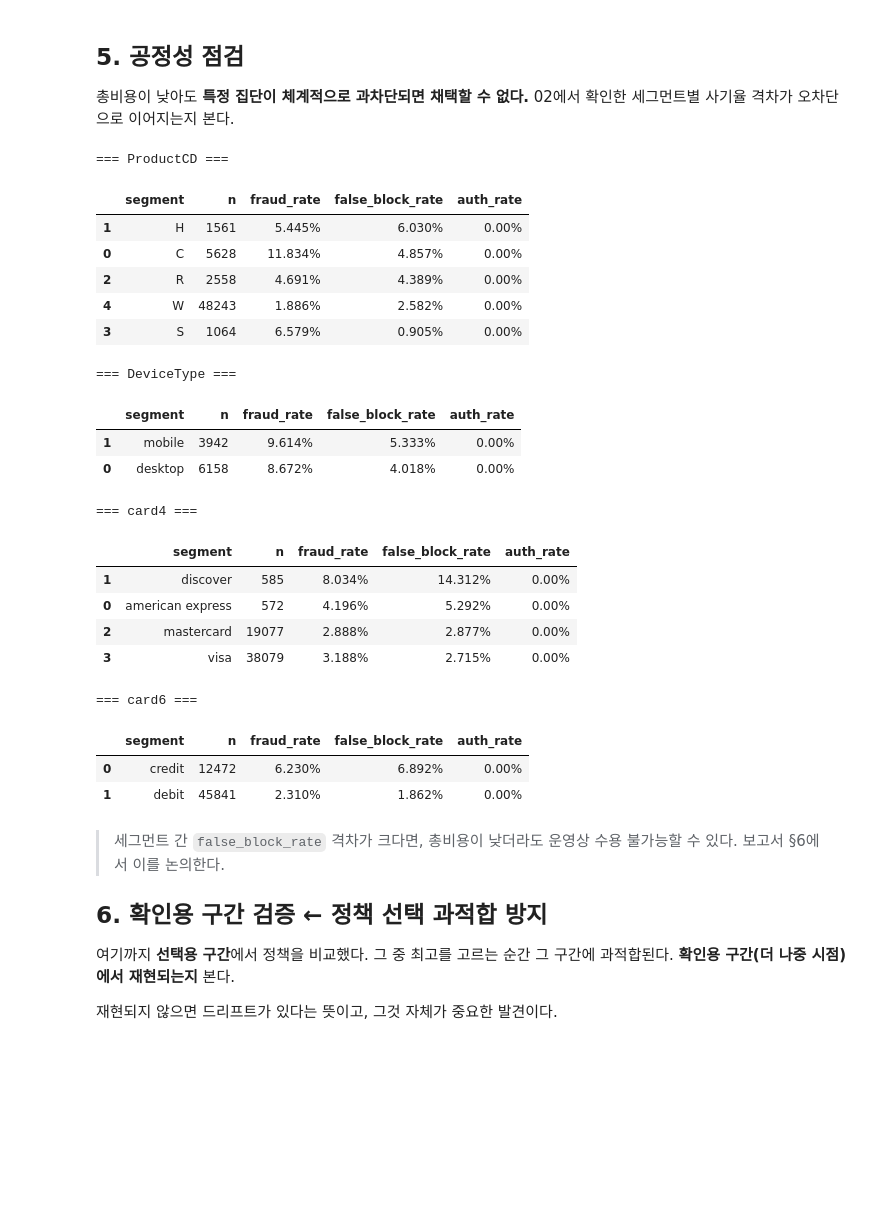
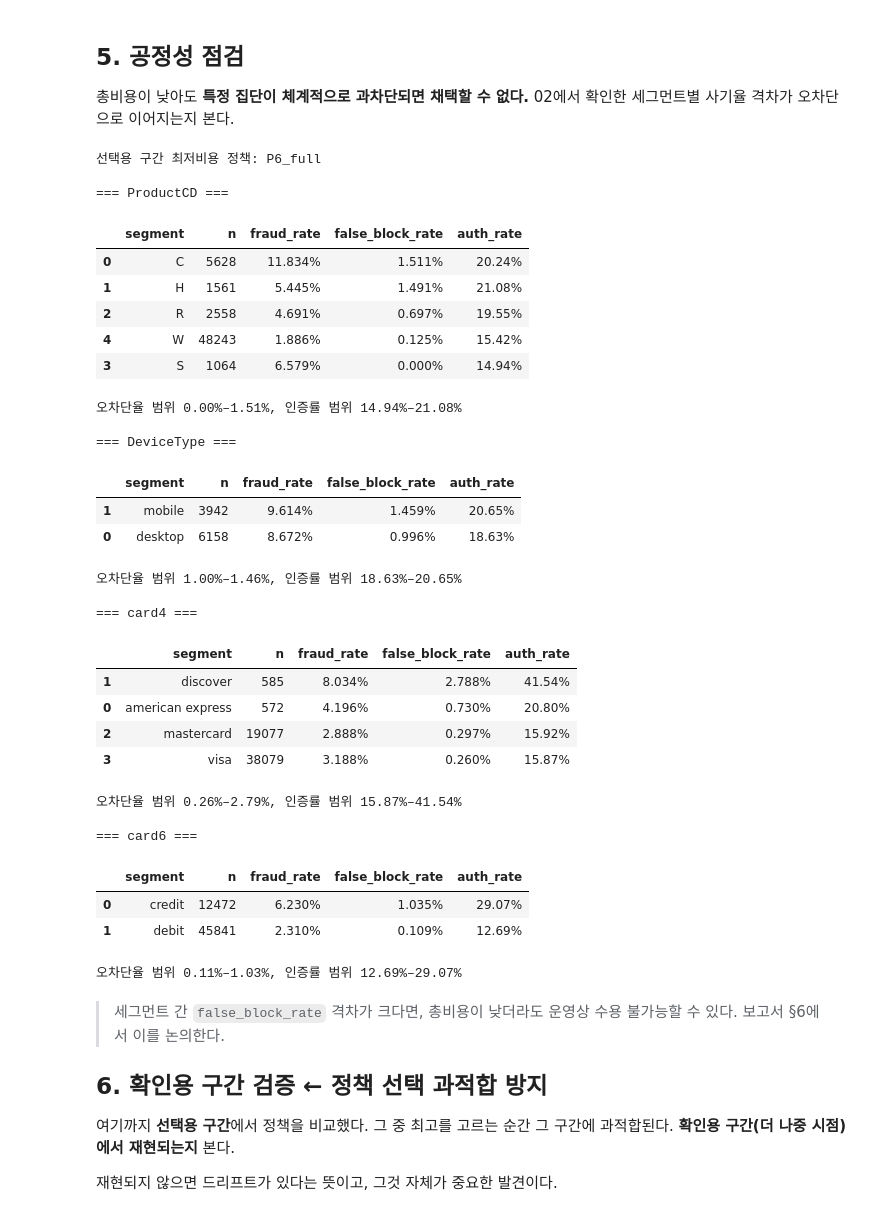
Before and after one commit to rhys3680-cell/fraud-detection-report, a Jupyter notebook: notebooks/06_policy_comparison.ipynb, the cells around one changed output. Saved outputs shown, nothing was run; the diff lists cells and outputs as text; code cells hidden in the pictures; blank space fills up the shorter version.

```diff
--- a/notebooks/06_policy_comparison.ipynb
+++ b/notebooks/06_policy_comparison.ipynb
@@ -210,8 +216,11 @@ display(step.style.format({"비용 변화": "{:,.0f}", "개선률": "{:.2%}"}))
 from sklearn.metrics import roc_auc_score, average_precision_score
 
 rows = []
-for name, pr in [("LGBM 보정 후", sel.p), ("LGBM 가중·보정 후", sel.p_weighted),
-                 ("LGBM 보정 전", sel.p_raw), ("로지스틱 회귀 보정 후", sel.p_lr)]:
+model_probs = [("LGBM selected", sel.p), ("LGBM weighted selected", sel.p_weighted),
+               ("LR selected", sel.p_lr)]
+if not np.allclose(sel.p, sel.p_raw):
+    model_probs.append(("LGBM raw", sel.p_raw))
+for name, pr in model_probs:
     pr = pr.to_numpy()
     r = evaluate.evaluate_policy(
         policy.AmountAwareThreshold(), pr, sel.amount.to_numpy(), sel.is_fraud.to_numpy(), P
@@ -350,38 +359,51 @@ Wall time: 3.02 s
 총비용이 낮아도 **특정 집단이 체계적으로 과차단되면 채택할 수 없다.**
 02에서 확인한 세그먼트별 사기율 격차가 오차단으로 이어지는지 본다.
 # %%
-best = policy.WithReview()
+best_name = result["total"].idxmin()
+best = next(pol for pol in policies if pol.name == best_name)
 act = best.decide(sel.p.to_numpy(), sel.amount.to_numpy(), P, review_group=sel_day)
+print(f"선택용 구간 최저비용 정책: {best_name}")
 
 for col in ["ProductCD", "DeviceType", "card4", "card6"]:
     if col not in sel.columns:
         continue
     t = evaluate.fairness_check(act, sel.is_fraud.to_numpy(), sel[col].to_numpy())
     print(f"\n=== {col} ===")
     display(t.style.format({"fraud_rate": "{:.3%}", "false_block_rate": "{:.3%}",
                             "auth_rate": "{:.2%}"}))
+    print(f"오차단율 범위 {t.false_block_rate.min():.2%}–{t.false_block_rate.max():.2%}, "
+          f"인증률 범위 {t.auth_rate.min():.2%}–{t.auth_rate.max():.2%}")
 # %% [output]
+선택용 구간 최저비용 정책: P6_full
+
 === ProductCD ===
 |  | segment | n | fraud_rate | false_block_rate | auth_rate |
-| 1 | H | 1561 | 5.445% | 6.030% | 0.00% |
-| 0 | C | 5628 | 11.834% | 4.857% | 0.00% |
-| 2 | R | 2558 | 4.691% | 4.389% | 0.00% |
-| 4 | W | 48243 | 1.886% | 2.582% | 0.00% |
-| 3 | S | 1064 | 6.579% | 0.905% | 0.00% |
+| 0 | C | 5628 | 11.834% | 1.511% | 20.24% |
+| 1 | H | 1561 | 5.445% | 1.491% | 21.08% |
+| 2 | R | 2558 | 4.691% | 0.697% | 19.55% |
+| 4 | W | 48243 | 1.886% | 0.125% | 15.42% |
+| 3 | S | 1064 | 6.579% | 0.000% | 14.94% |
+오차단율 범위 0.00%–1.51%, 인증률 범위 14.94%–21.08%
+
 === DeviceType ===
 |  | segment | n | fraud_rate | false_block_rate | auth_rate |
-| 1 | mobile | 3942 | 9.614% | 5.333% | 0.00% |
-| 0 | desktop | 6158 | 8.672% | 4.018% | 0.00% |
+| 1 | mobile | 3942 | 9.614% | 1.459% | 20.65% |
+| 0 | desktop | 6158 | 8.672% | 0.996% | 18.63% |
+오차단율 범위 1.00%–1.46%, 인증률 범위 18.63%–20.65%
+
 === card4 ===
 |  | segment | n | fraud_rate | false_block_rate | auth_rate |
-| 1 | discover | 585 | 8.034% | 14.312% | 0.00% |
-| 0 | american express | 572 | 4.196% | 5.292% | 0.00% |
-| 2 | mastercard | 19077 | 2.888% | 2.877% | 0.00% |
-| 3 | visa | 38079 | 3.188% | 2.715% | 0.00% |
+| 1 | discover | 585 | 8.034% | 2.788% | 41.54% |
+| 0 | american express | 572 | 4.196% | 0.730% | 20.80% |
+| 2 | mastercard | 19077 | 2.888% | 0.297% | 15.92% |
+| 3 | visa | 38079 | 3.188% | 0.260% | 15.87% |
+오차단율 범위 0.26%–2.79%, 인증률 범위 15.87%–41.54%
+
 === card6 ===
 |  | segment | n | fraud_rate | false_block_rate | auth_rate |
-| 0 | credit | 12472 | 6.230% | 6.892% | 0.00% |
-| 1 | debit | 45841 | 2.310% | 1.862% | 0.00% |
+| 0 | credit | 12472 | 6.230% | 1.035% | 29.07% |
+| 1 | debit | 45841 | 2.310% | 0.109% | 12.69% |
+오차단율 범위 0.11%–1.03%, 인증률 범위 12.69%–29.07%
 # %% [markdown]
 > 세그먼트 간 `false_block_rate` 격차가 크다면, 총비용이 낮더라도
 > 운영상 수용 불가능할 수 있다. 보고서 §6에서 이를 논의한다.
```
Also changed, not shown: parts of 10 cells of this notebook, 3 other files.
